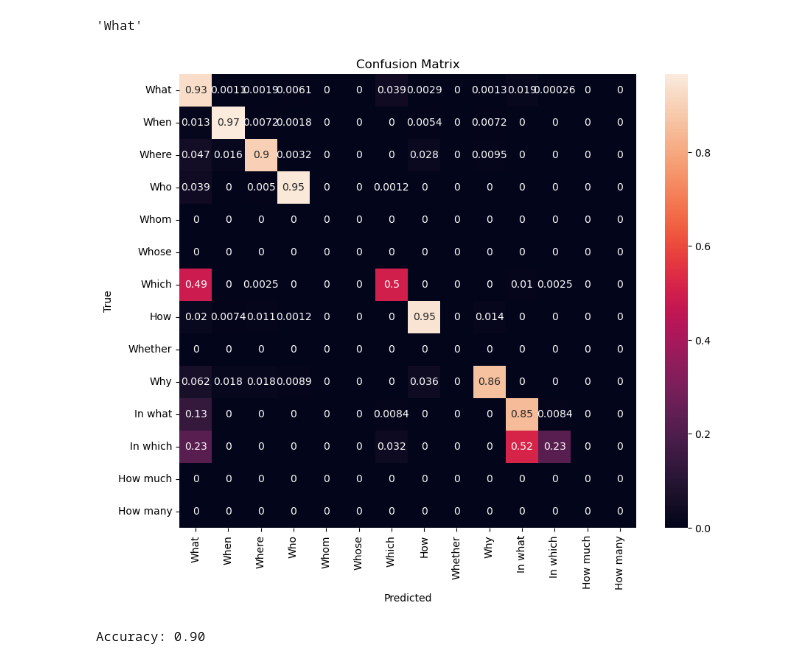
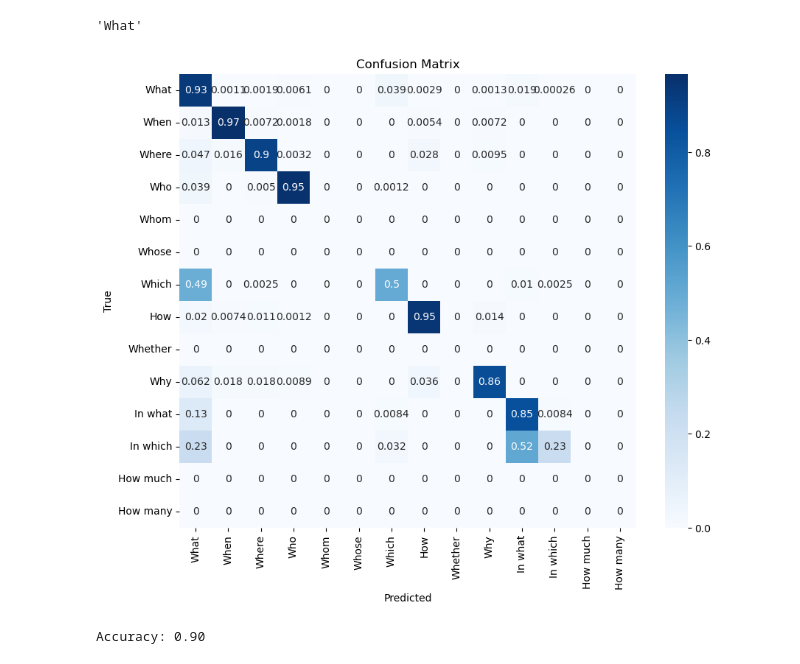
Before and after one commit to ttperr/DD2417-NLP-KTH-mini-project, a Jupyter notebook: pre-trained-bert.ipynb, the cells around one changed output. Saved outputs shown, nothing was run; the diff lists cells and outputs as text; code cells hidden in the pictures.

```diff
--- a/pre-trained-bert.ipynb
+++ b/pre-trained-bert.ipynb
@@ -351,35 +373,35 @@ val_loader = DataLoader(val_dataset, batch_size=8, shuffle=False)
 y_true = []
 y_pred = []
 for batch in tqdm(val_loader):
     input_ids = batch['input_ids'].to(device)
     attention_mask = batch['attention_mask'].to(device)
     token_type_ids = batch['token_type_ids'].to(device)
     labels = batch['labels'].to(device)
     outputs = model(input_ids, attention_mask=attention_mask,
                     token_type_ids=token_type_ids)
     logits = outputs.logits
     predicted = logits.argmax(dim=1)
     y_true.extend(labels.cpu().numpy())
     y_pred.extend(predicted.cpu().numpy())
 
 confusion_matrix = np.zeros((len(words_to_pred), len(words_to_pred)))
 for true, pred in zip(y_true, y_pred):
     confusion_matrix[true, pred] += 1
 
 # Normalize confusion matrix
 epsilon = 1e-8
 confusion_matrix = confusion_matrix / \
     (confusion_matrix.sum(axis=1, keepdims=True) + epsilon)
 
 plt.figure(figsize=(10, 8))
 sns.heatmap(confusion_matrix, annot=True,
-            xticklabels=words_to_pred, yticklabels=words_to_pred)
+            xticklabels=words_to_pred, yticklabels=words_to_pred, cmap='Blues')
 plt.xlabel('Predicted')
 plt.ylabel('True')
 plt.title('Confusion Matrix')
 plt.show()
 # %% [output]
-[figure, old version]
+[figure, new version]
 # %%
 # Calculate accuracy
 correct = 0
```
Also changed, not shown: parts of 2 cells of this notebook.
